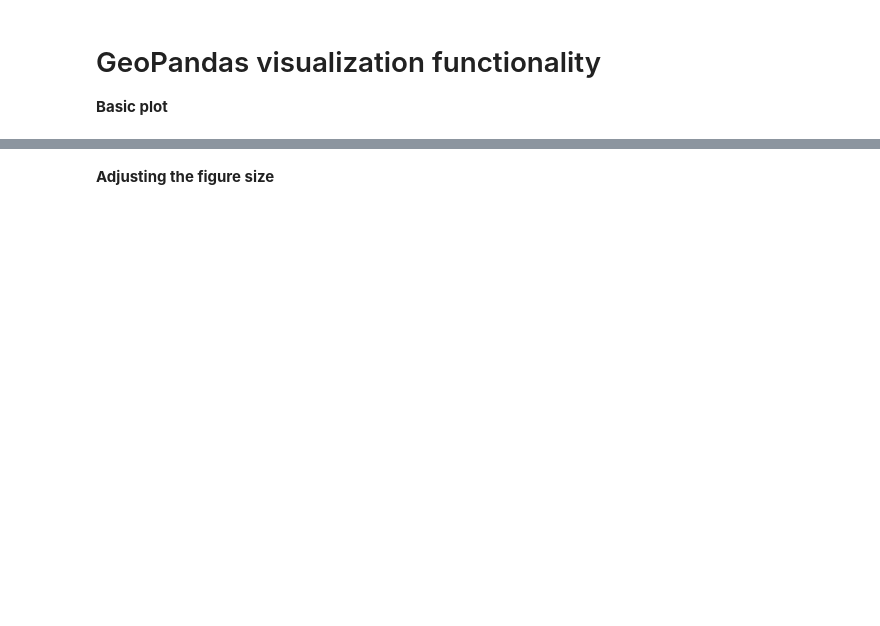
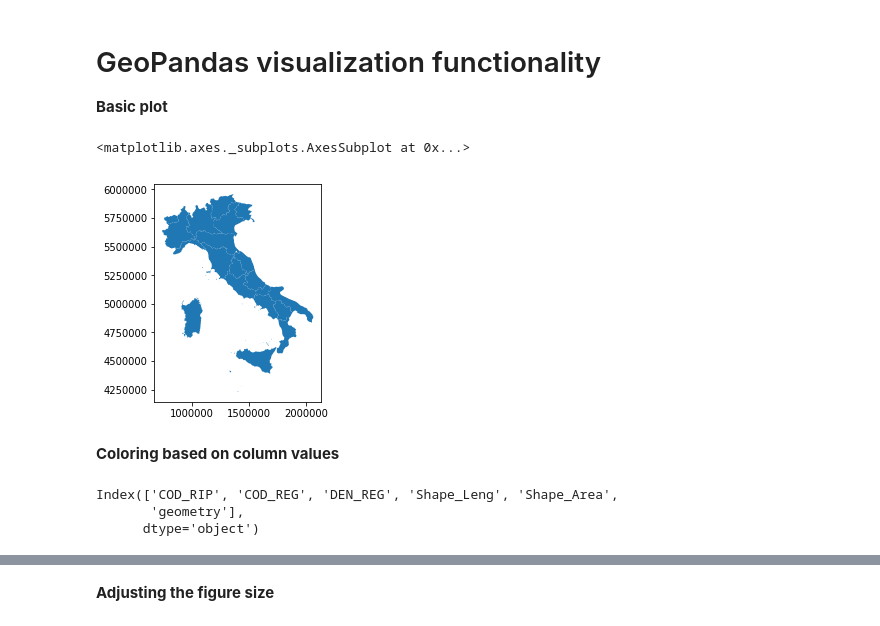
Before and after one commit to napo/geospatial_bigdive, a Jupyter notebook: 03 - Visualizing Geospatial Data #bigdive8.ipynb, the cells around one changed output, grey strips where cells are left out. Cells and saved outputs as stored; diff of their text form; code cells hidden in the pictures; blank space fills up the shorter version.

```diff
--- a/03 - Visualizing Geospatial Data #bigdive8.ipynb
+++ b/03 - Visualizing Geospatial Data #bigdive8.ipynb
@@ -71,0 +34,6 @@ libraries
+# %%
+libraries = gpd.read_file('data'  + os.sep + 'italian_libraries.shp')
+italian_regions = gpd.read_file('data' + os.sep + 'Reg01012019_WGS84.shp')
+italian_regions = italian_regions.to_crs('epsg:3857')
+libraries = libraries.to_crs('epsg:3857')
+%time
@@ -73,3 +44,16 @@ libraries
 # GeoPandas visualization functionality
 
 **Basic plot**
+# %%
+italian_regions.plot()
+# %% [output]
+<matplotlib.axes._subplots.AxesSubplot at 0x...>
+[figure, added]
+# %% [markdown]
+**Coloring based on column values**
+# %%
+italian_regions.columns
+# %% [output]
+Index(['COD_RIP', 'COD_REG', 'DEN_REG', 'Shape_Leng', 'Shape_Area',
+       'geometry'],
+      dtype='object')
```
Also changed, not shown: parts of 16 cells of this notebook, 17 other files.
